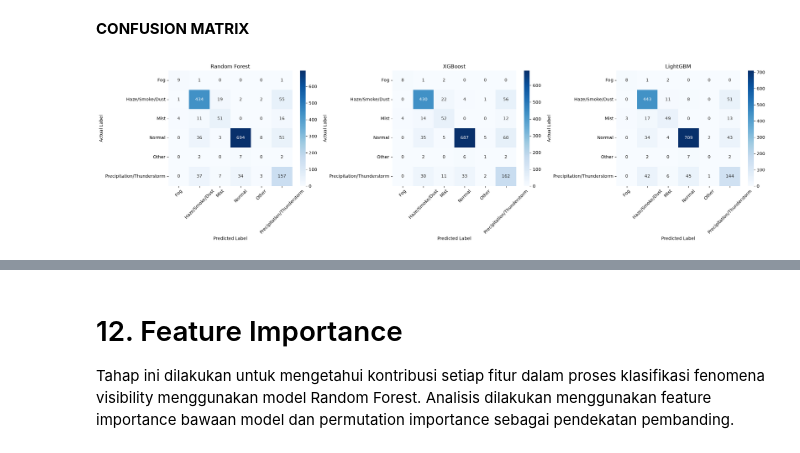
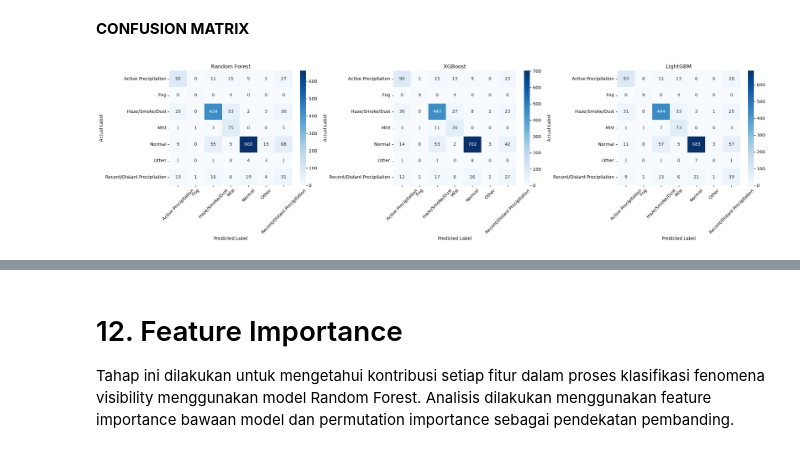
Before and after one commit to sirly82/bmkg-project, a Jupyter notebook: notebooks/visibility_phenomenon_classification_2025.ipynb, the cells around one changed output, grey strips where cells are left out. Drawn from its saved outputs; the diff is of its cells as text; code cells hidden in the pictures.

Commit message:
update training, evaluation, and notes to 7 classes

```diff
--- a/notebooks/visibility_phenomenon_classification_2025.ipynb
+++ b/notebooks/visibility_phenomenon_classification_2025.ipynb
@@ -2534,19 +2545,13 @@ Best Parameters:
 
 Pada tahap ini, dilakukan perbandingan performa model sebelum dan sesudah hyperparameter tuning. Perbandingan mencakup rata-rata CV Macro F1, peningkatan terhadap baseline, standar deviasi antar-fold, serta selisih skor train dan validasi untuk melihat indikasi overfitting.
 # %%
-baseline_cv = {
-    'Random Forest': 0.6239,
-    'XGBoost': 0.6274,
-    'LightGBM': 0.6306
-}
-
 comparison_data = []
 
 for name, search in search_results.items():
     results = search.cv_results_
     idx = search.best_index_
 
-    baseline_score = baseline_cv[name]
+    baseline_score = cv_comparison_df.loc[name, 'Macro F1 Mean']
     valid_score = search.best_score_
     train_score = results['mean_train_score'][idx]
 
@@ -2584,19 +2595,18 @@ oof_predictions = {
         search.best_estimator_,
         X_train,
         y_train,
-        cv=cv_splits
+        cv=cv_splits,
+        n_jobs=-1
     )
     for name, search in search_results.items()
 }
-
-class_names = [inv_label_map[i] for i in range(6)]
 
 oof_comparison = pd.DataFrame({
     name: f1_score(
         y_train,
         predictions,
         average=None,
-        labels=list(range(6)),
+        labels=list(range(n_classes)),
         zero_division=0
     )
     for name, predictions in oof_predictions.items()
@@ -2631,26 +2642,25 @@ for name, search in search_results.items():
 
     test_predictions[name] = y_pred
 
-    class_f1 = f1_score(
+    report = classification_report(
         y_test,
         y_pred,
-        average=None,
-        labels=list(range(6)),
+        labels=list(range(n_classes)),
+        target_names=class_names,
+        output_dict=True,
         zero_division=0
     )
 
     test_results.append({
         'Model': name,
         'Accuracy': accuracy_score(y_test, y_pred),
-        'Macro F1': f1_score(
-            y_test, y_pred, average='macro'
-        ),
-        'Balanced Accuracy': balanced_accuracy_score(
-            y_test, y_pred
-        ),
-        'Fog F1': class_f1[0],
-        'Mist F1': class_f1[2],
-        'Precipitation F1': class_f1[5]
+        'Macro F1': f1_score(y_test, y_pred, labels=list(range(n_classes)), average='macro', zero_division=0),
+        'Balanced Accuracy': balanced_accuracy_score(y_test, y_pred),
+        'Fog F1': report['Fog']['f1-score'],
+        'Mist F1': report['Mist']['f1-score'],
+        'Other F1': report['Other']['f1-score'],
+        'Active Precipitation F1': report['Active Precipitation']['f1-score'],
+        'Recent/Distant Precipitation F1': report['Recent/Distant Precipitation']['f1-score']
     })
 
 test_comparison = pd.DataFrame(test_results)
@@ -2678,7 +2691,7 @@ for name, y_pred in test_predictions.items():
     print(classification_report(
         y_test,
         y_pred,
-        labels=list(range(6)),
+        labels=list(range(n_classes)),
         target_names=class_names,
         zero_division=0,
         digits=4
@@ -2712,33 +2727,33 @@ Meskipun demikian, performa pada kelas Other masih rendah. Hal ini menunjukkan b
 # %%
 fig, axes = plt.subplots(1, 3, figsize=(22, 6))
 
 for ax, (name, y_pred) in zip(axes, test_predictions.items()):
     cm = confusion_matrix(
         y_test,
         y_pred,
-        labels=list(range(6))
+        labels=list(range(n_classes))
     )
 
     sns.heatmap(
         cm,
         annot=True,
         fmt='d',
         cmap='Blues',
         xticklabels=class_names,
         yticklabels=class_names,
         ax=ax
     )
 
     ax.set_title(name)
     ax.set_xlabel('Predicted Label')
     ax.set_ylabel('Actual Label')
     ax.tick_params(axis='x', rotation=45)
     ax.tick_params(axis='y', rotation=0)
 
 plt.tight_layout()
 plt.show()
 # %% [output]
-[figure, old version]
+[figure, new version]
 # %%
 for name, y_pred in test_predictions.items():
     cm = confusion_matrix(
```
Also changed, not shown: parts of 158 cells of this notebook.
